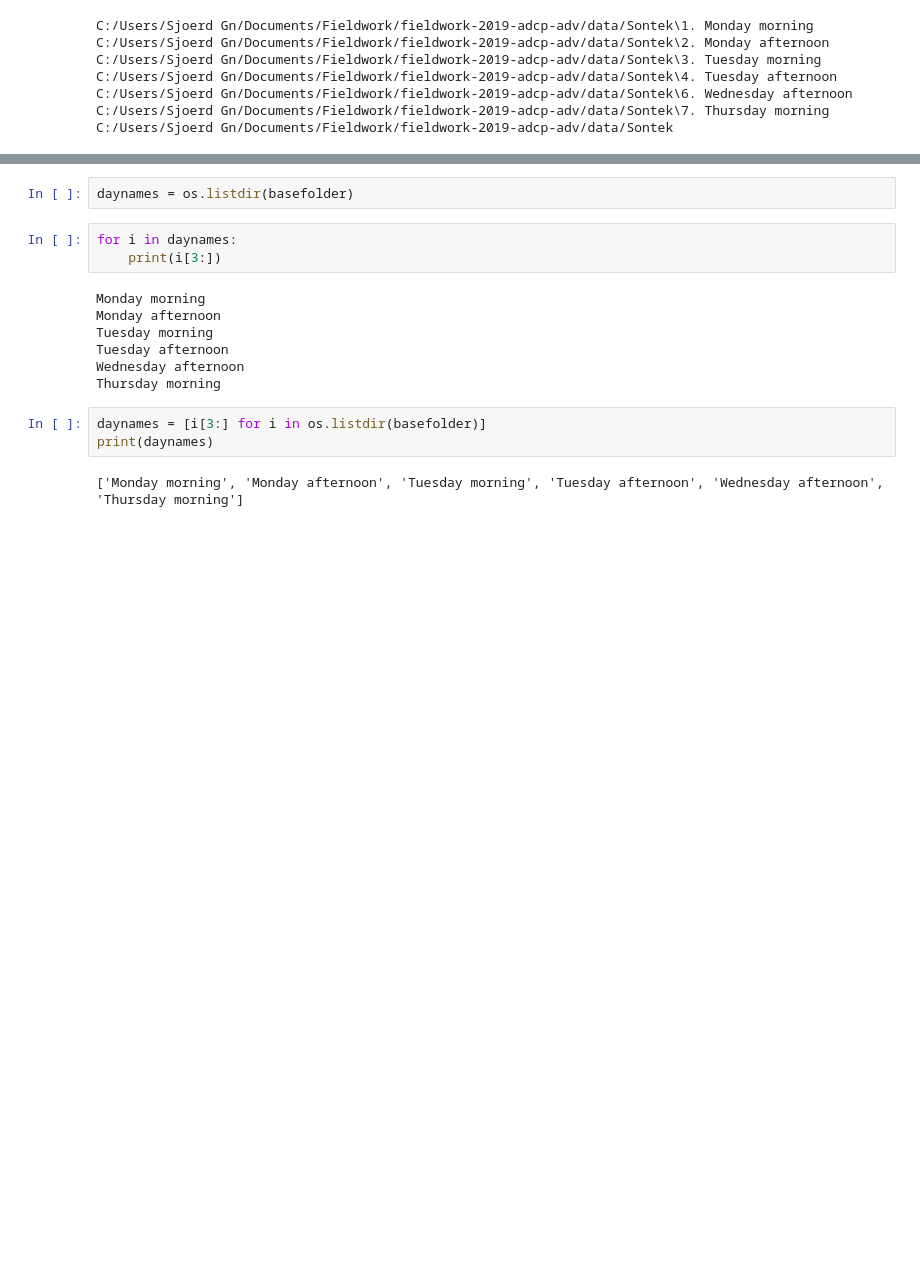
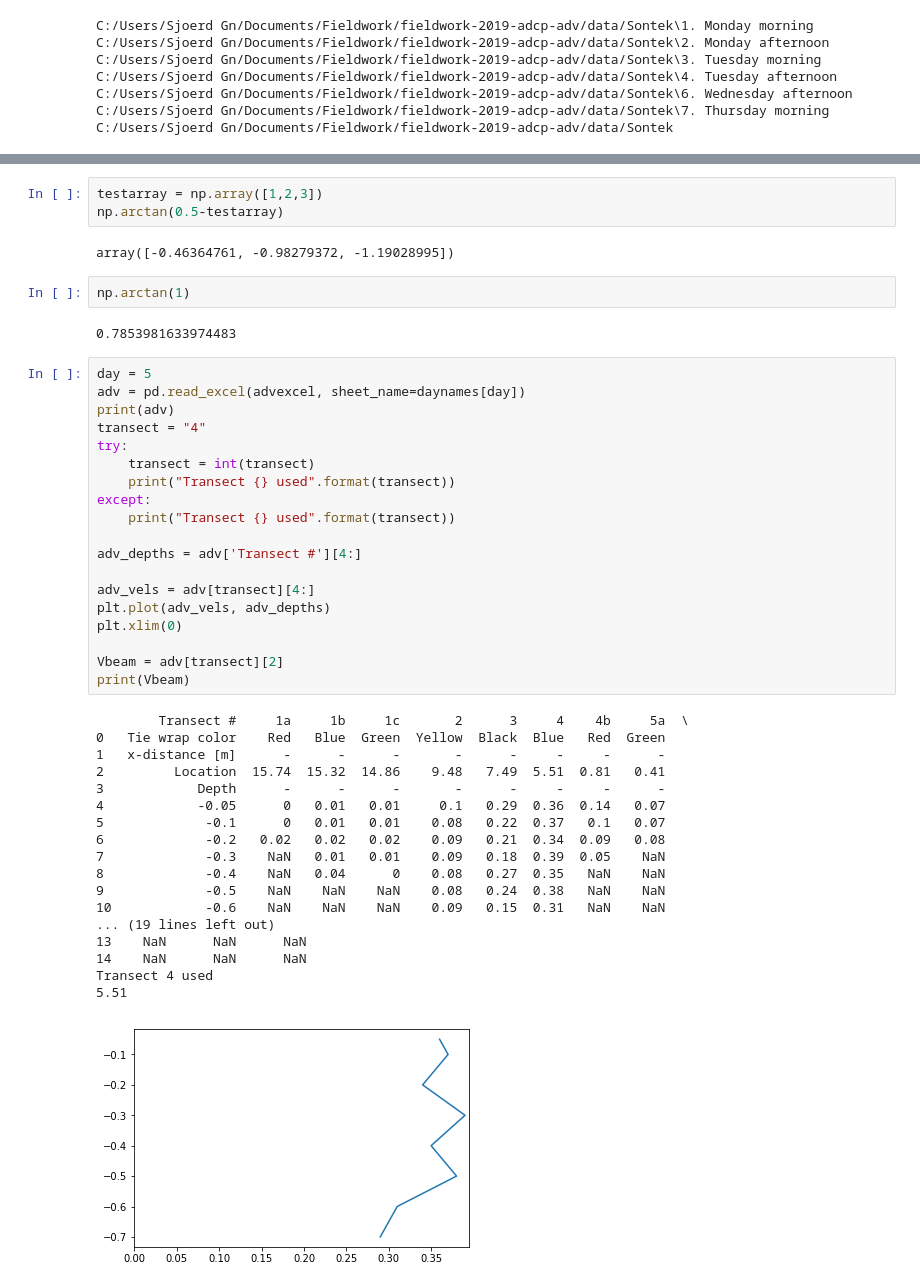
Before and after one commit to XinbaiXie/fieldwork-2019-adcp-adv, a Jupyter notebook: code/Script reading data.ipynb, the cells around one changed output, grey strips where cells are left out. Cells and saved outputs as stored; diff of their text form; blank space fills up the shorter version.

```diff
--- a/code/Script reading data.ipynb
+++ b/code/Script reading data.ipynb
@@ -401,17 +419,47 @@ print([name for name in os.listdir(basefolder) if os.path.isdir(name)])
-# %%
-daynames = os.listdir(basefolder)
-# %%
-for i in daynames:
-    print(i[3:])
-# %% [output]
-Monday morning
-Monday afternoon
-Tuesday morning
-Tuesday afternoon
-Wednesday afternoon
-Thursday morning
-# %%
-daynames = [i[3:] for i in os.listdir(basefolder)]
-print(daynames)
-# %% [output]
-['Monday morning', 'Monday afternoon', 'Tuesday morning', 'Tuesday afternoon', 'Wednesday afternoon', 'Thursday morning']
+# %%
+testarray = np.array([1,2,3])
+np.arctan(0.5-testarray)
+# %% [output]
+array([-0.46364761, -0.98279372, -1.19028995])
+# %%
+np.arctan(1)
+# %% [output]
+0.7853981633974483
+# %%
+day = 5
+adv = pd.read_excel(advexcel, sheet_name=daynames[day])
+print(adv)
+transect = "4"
+try:
+    transect = int(transect)
+    print("Transect {} used".format(transect))
+except:
+    print("Transect {} used".format(transect))
+
+adv_depths = adv['Transect #'][4:]
+
+adv_vels = adv[transect][4:]
+plt.plot(adv_vels, adv_depths)
+plt.xlim(0)
+
+Vbeam = adv[transect][2]
+print(Vbeam)
+# %% [output]
+        Transect #     1a     1b     1c       2      3     4    4b     5a  \
+0   Tie wrap color    Red   Blue  Green  Yellow  Black  Blue   Red  Green
+1   x-distance [m]      -      -      -       -      -     -     -      -
+2         Location  15.74  15.32  14.86    9.48   7.49  5.51  0.81   0.41
+3            Depth      -      -      -       -      -     -     -      -
+4            -0.05      0   0.01   0.01     0.1   0.29  0.36  0.14   0.07
+5             -0.1      0   0.01   0.01    0.08   0.22  0.37   0.1   0.07
+6             -0.2   0.02   0.02   0.02    0.09   0.21  0.34  0.09   0.08
+7             -0.3    NaN   0.01   0.01    0.09   0.18  0.39  0.05    NaN
+8             -0.4    NaN   0.04      0    0.08   0.27  0.35   NaN    NaN
+9             -0.5    NaN    NaN    NaN    0.08   0.24  0.38   NaN    NaN
+10            -0.6    NaN    NaN    NaN    0.09   0.15  0.31   NaN    NaN
+... (19 lines left out)
+13    NaN      NaN      NaN
+14    NaN      NaN      NaN
+Transect 4 used
+5.51
+[figure, added]
```
Also changed, not shown: parts of 9 cells of this notebook, 23 other files.
